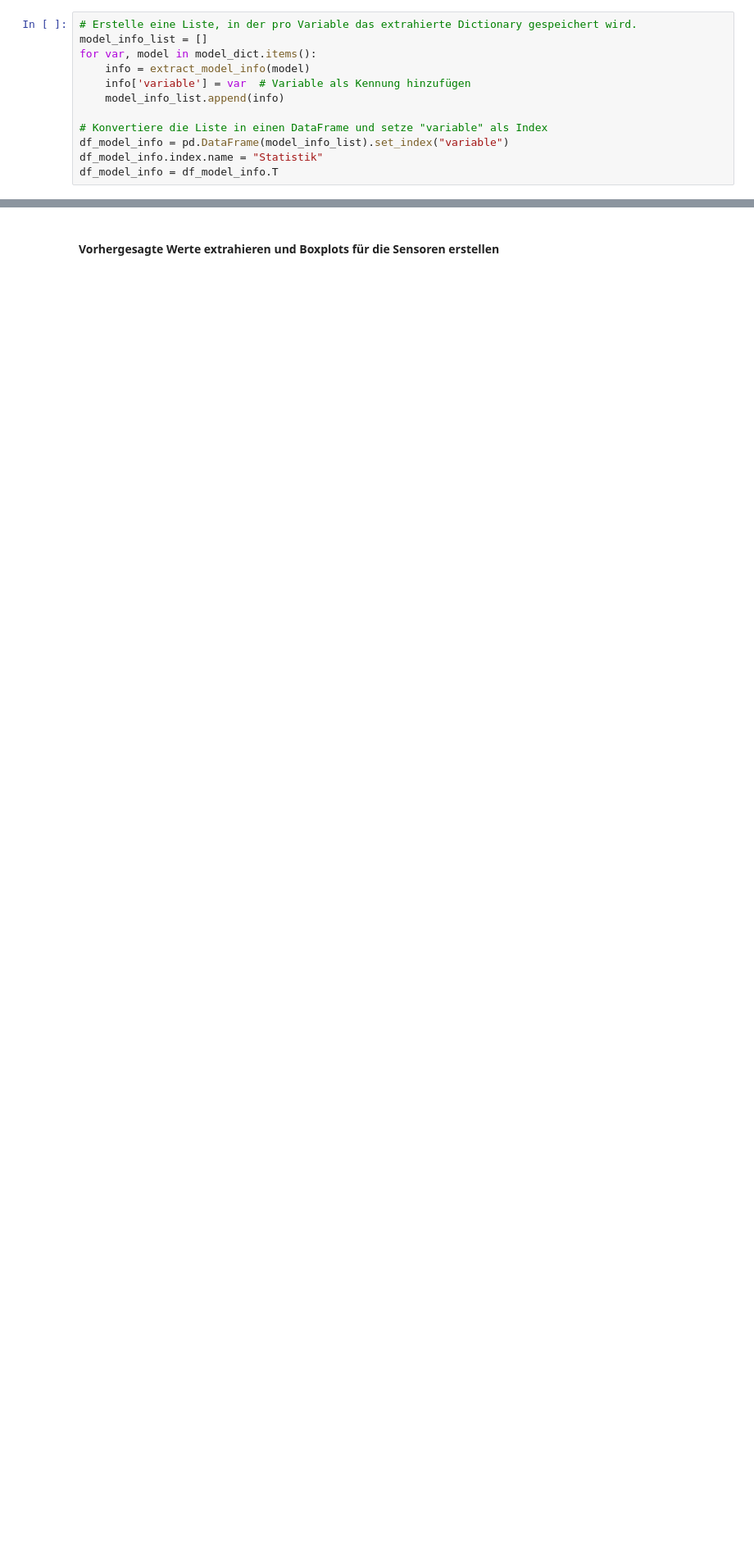
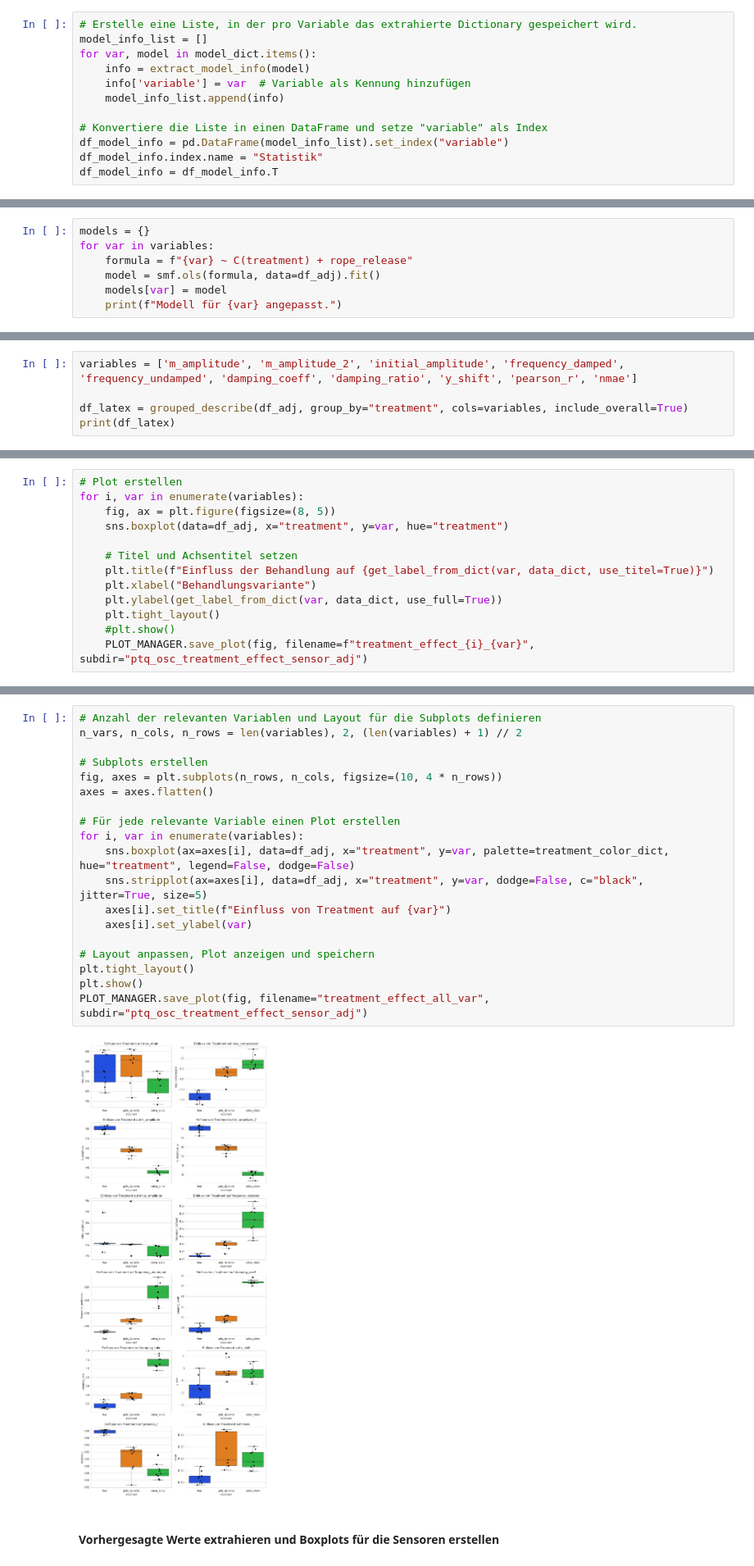
Before and after one commit to kyellsen/2023_Kronensicherung_Plesse_Kraefte_Schwingungen, a Jupyter notebook: 2023_Kronensicherung_Plesse_530_Analyse_Schwingungen.ipynb, the cells around one changed output, grey strips where cells are left out. Shown at 82% size. Drawn from its saved outputs; the diff is of its cells as text; blank space fills up the shorter version.

```diff
--- a/2023_Kronensicherung_Plesse_530_Analyse_Schwingungen.ipynb
+++ b/2023_Kronensicherung_Plesse_530_Analyse_Schwingungen.ipynb
@@ -696,0 +734,7 @@ PLOT_MANAGER.save_plot(fig, filename="effect_of_treatment_without_rope_release_s
+# %%
+models = {}
+for var in variables:
+    formula = f"{var} ~ C(treatment) + rope_release"
+    model = smf.ols(formula, data=df_adj).fit()
+    models[var] = model
+    print(f"Modell für {var} angepasst.")
@@ -696,0 +756,5 @@ PLOT_MANAGER.save_plot(fig, filename="effect_of_treatment_without_rope_release_s
+# %%
+variables = ['m_amplitude', 'm_amplitude_2', 'initial_amplitude', 'frequency_damped', 'frequency_undamped', 'damping_coeff', 'damping_ratio', 'y_shift', 'pearson_r', 'nmae']
+
+df_latex = grouped_describe(df_adj, group_by="treatment", cols=variables, include_overall=True)
+print(df_latex)
@@ -696,0 +991,13 @@ PLOT_MANAGER.save_plot(fig, filename="effect_of_treatment_without_rope_release_s
+# %%
+# Plot erstellen
+for i, var in enumerate(variables):
+    fig, ax = plt.figure(figsize=(8, 5))
+    sns.boxplot(data=df_adj, x="treatment", y=var, hue="treatment")
+
+    # Titel und Achsentitel setzen
+    plt.title(f"Einfluss der Behandlung auf {get_label_from_dict(var, data_dict, use_titel=True)}")
+    plt.xlabel("Behandlungsvariante")
+    plt.ylabel(get_label_from_dict(var, data_dict, use_full=True))
+    plt.tight_layout()
+    #plt.show()
+    PLOT_MANAGER.save_plot(fig, filename=f"treatment_effect_{i}_{var}", subdir="ptq_osc_treatment_effect_sensor_adj")
@@ -697,2 +1007,23 @@ PLOT_MANAGER.save_plot(fig, filename="effect_of_treatment_without_rope_release_s
+# %%
+# Anzahl der relevanten Variablen und Layout für die Subplots definieren
+n_vars, n_cols, n_rows = len(variables), 2, (len(variables) + 1) // 2
+
+# Subplots erstellen
+fig, axes = plt.subplots(n_rows, n_cols, figsize=(10, 4 * n_rows))
+axes = axes.flatten()
+
+# Für jede relevante Variable einen Plot erstellen
+for i, var in enumerate(variables):
+    sns.boxplot(ax=axes[i], data=df_adj, x="treatment", y=var, palette=treatment_color_dict, hue="treatment", legend=False, dodge=False)
+    sns.stripplot(ax=axes[i], data=df_adj, x="treatment", y=var, dodge=False, c="black", jitter=True, size=5)
+    axes[i].set_title(f"Einfluss von Treatment auf {var}")
+    axes[i].set_ylabel(var)
+
+# Layout anpassen, Plot anzeigen und speichern
+plt.tight_layout()
+plt.show()
+PLOT_MANAGER.save_plot(fig, filename="treatment_effect_all_var", subdir="ptq_osc_treatment_effect_sensor_adj")
+# %% [output]
+[figure, added]
 # %% [markdown]
 #### Vorhergesagte Werte extrahieren und Boxplots für die Sensoren erstellen
```
Also changed, not shown: parts of 90 cells of this notebook, 6 other files.
